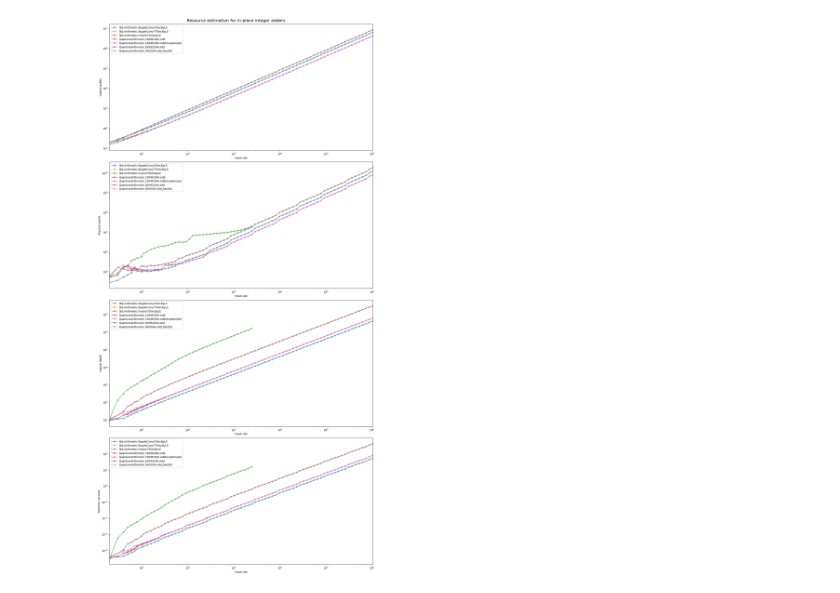
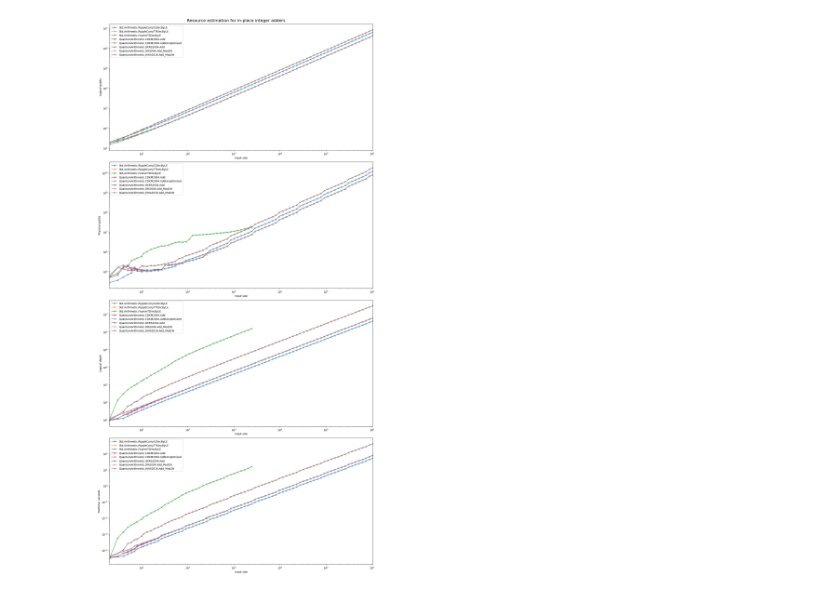
Before and after one commit to fedimser/quant-arith-re, a Jupyter notebook: resource_estimate/Resourse estimation for in-place adders.ipynb, the cells around one changed output. Saved outputs shown, nothing was run; the diff lists cells and outputs as text; code cells hidden in the pictures.

Commit message:
JHHA2016: expose adders.

```diff
--- a/resource_estimate/Resourse estimation for in-place adders.ipynb
+++ b/resource_estimate/Resourse estimation for in-place adders.ipynb
@@ -26,36 +26,37 @@ ops = [
   "QuantumArithmetic.CDKM2004.AddUnoptimized",
   "QuantumArithmetic.DKRS2004.Add",
   "QuantumArithmetic.DM2004.Add_Mod2N",
+  "QuantumArithmetic.JHHA2016.Add_Mod2N",
 ]
 
 default_n_range = [2,3] + [int(round(2**(0.25*i))) for i in range(8,81)] # 2..2^20
 n_ranges = {op: default_n_range for op in ops}
 n_ranges["Std.Arithmetic.FourierTDIncByLE"] = default_n_range[0:-35]
 
 metrics = ["Logical qubits", "Physical qubits", "Logical depth", "Runtime, seconds"]
 charts = [{op: [] for op in ops} for _ in range(len(metrics))]
 
 for op in ops:
     for n in n_ranges[op]:
         t0=time.time()
         estimates = json.loads(estimate_resources_in_place_adder(op, n))
         #print(n, op, time.time()-t0, flush=True)
         charts[0][op].append(estimates['physicalCounts']['breakdown']['algorithmicLogicalQubits'])
         charts[1][op].append(estimates['physicalCounts']['physicalQubits'])
         charts[2][op].append(estimates['physicalCounts']['breakdown']['logicalDepth'])
         charts[3][op].append(estimates['physicalCounts']['runtime']/10**9)
 
 fig, ax = plt.subplots(figsize=(15, 30), nrows=len(metrics), ncols=1, constrained_layout=True)
 for i in range(len(metrics)):
     for op in ops:
         ax[i].plot(n_ranges[op], charts[i][op], label=op, marker='x')
     ax[i].set_xlim([2,max(max(n_ranges[op]) for op in ops)])
     ax[i].legend()
     ax[i].set_xlabel('Input size')
     ax[i].set_ylabel(metrics[i])
     ax[i].set_xscale('log')
     ax[i].set_yscale('log')
 fig.suptitle("Resource estimation for in-place integer adders", fontsize=16)
 plt.show()
 # %% [output]
-[figure, old version]
+[figure, new version]
```
Also changed, not shown: 2 other files.
